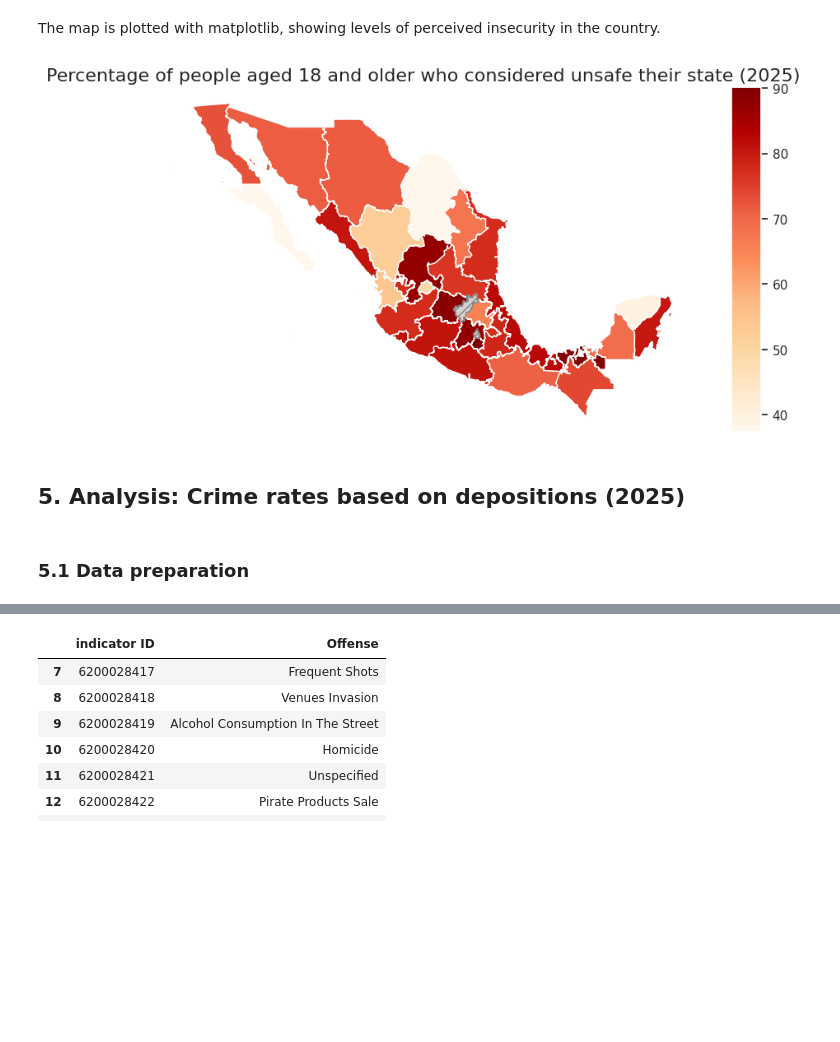
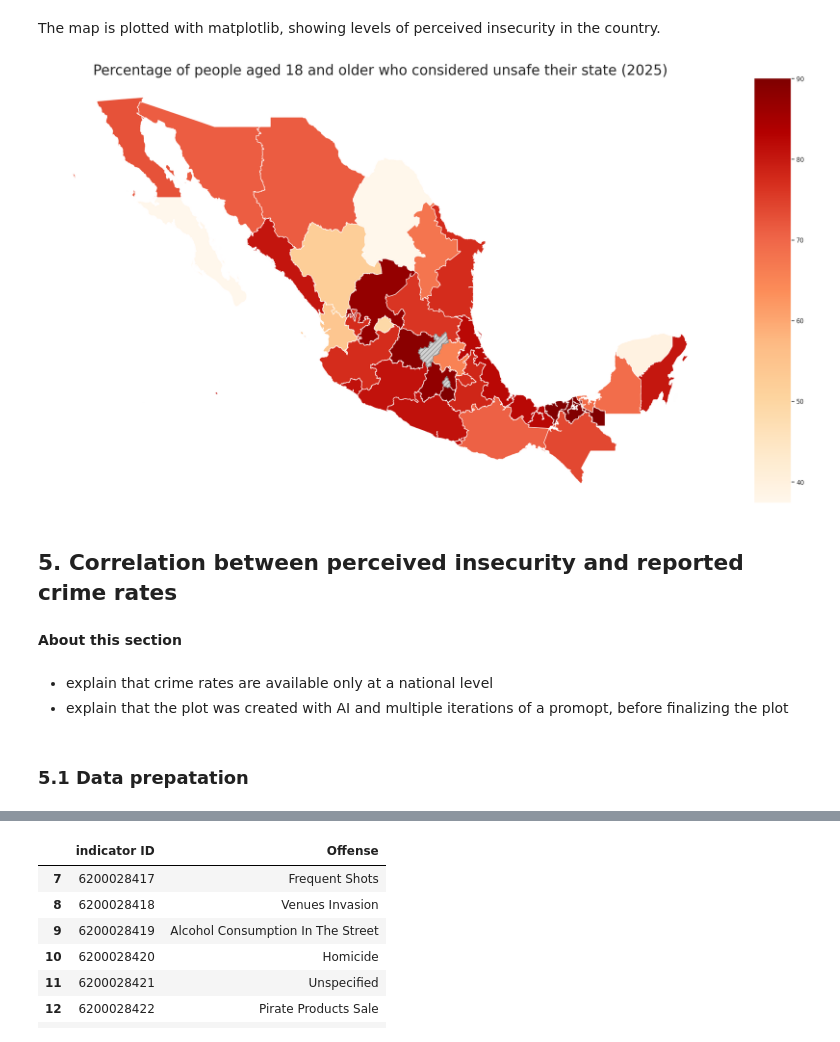
Before and after one commit to irenecelebrin/programming-for-data-analytics, a Jupyter notebook: project/project.ipynb, the cells around one changed output, grey strips where cells are left out. Drawn from its saved outputs; the diff is of its cells as text; code cells hidden in the pictures; blank space fills up the shorter version.

```diff
--- a/project/project.ipynb
+++ b/project/project.ipynb
@@ -475,22 +479,30 @@ sns.set_theme(rc={'figure.figsize':(7,10)},color_codes=True)
 # create subplots: https://matplotlib.org/stable/api/_as_gen/matplotlib.pyplot.subplots.html
 fig, axes = plt.subplots(1, 2, figsize=(12, 5), sharex=True)
 
-axes[0].plot(new_security_data.index, new_security_data['State, Men'], color = 'royalblue', label = 'Men', marker = '.')
+axes[0].plot(new_security_data.index, new_security_data['State, Men'], color = 'darkslateblue', label = 'Men', marker = '.')
 axes[0].plot(new_security_data.index, new_security_data['State, Women'], color = 'darkorange', label = 'Women', marker = '.')
 axes[0].set_title('About their state', wrap = True)
 axes[0].set_xlabel('Year')
 axes[0].set_ylabel('Percentage')
 axes[0].tick_params("x", rotation=45)
 axes[0].legend(loc='upper left')
+axes[0].grid(True, alpha=0.3)
 
-axes[1].plot(new_security_data.index, new_security_data['Municipality, Men'],color = 'royalblue', label = 'Men', marker = '.')
+axes[1].plot(new_security_data.index, new_security_data['Municipality, Men'],color = 'darkslateblue', label = 'Men', marker = '.')
 axes[1].plot(new_security_data.index, new_security_data['Municipality, Women'], color = 'darkorange', label = 'Women', marker = '.')
 axes[1].set_title('About their municipality', wrap = True)
 axes[1].set_xlabel('Year')
 axes[1].tick_params("x", rotation=45)
+axes[1].grid(True, alpha=0.3)
 
 # https://matplotlib.org/stable/api/_as_gen/matplotlib.pyplot.suptitle.html
 plt.suptitle('Perception of insecurity by people aged 18 years and over, by sex', size = 14)
 plt.tight_layout()
+
+# save plot
+plot_name = '3_insecurity_by_sex_and_local'
+plot_dir = './data/plots/'
+plt.savefig(plot_dir + plot_name + '.png')
+
 plt.show()
 # %% [output]
@@ -951,36 +977,44 @@ The map is plotted with matplotlib, showing levels of perceived insecurity in th
 # %%
 # plot map of Mexico
 
 # sources:
 # https://nbviewer.org/github/pysal/inequality/blob/main/docs/user-guide/measure/theil.ipynb
 # https://www.youtube.com/watch?v=aGPQXD-rLgw
 # legend: https://geopandas.org/en/stable/docs/user_guide/mapping.html#creating-a-legend
 # https://matplotlib.org/stable/api/_as_gen/matplotlib.axes.Axes.set_axis_off.html
 # https://share.google/aimode/U1k86IMoMlSjQWVUh
 
-
-fig, ax = plt.subplots(1, 1, figsize=(10, 10))
+fig, ax = plt.subplots(1, 1, figsize=(25, 18))
 divider = make_axes_locatable(ax)
 
 cax = divider.append_axes("right", size="5%", pad=0.1)
 map.plot(
     column='2025_insecurity_state',
     ax=ax,
     cax=cax,
     legend=True,
     #legend_kwds={"label": "Rate every 100,000 inhabitants", "orientation": "vertical"},
     cmap='OrRd',
     missing_kwds={"color": "lightgrey", "edgecolor": "Grey", "hatch": "///"}
 );
 ax.set_axis_off()
-ax.set_title('Percentage of people aged 18 and older who considered unsafe their state (2025)', size = 16)
+ax.set_title('Percentage of people aged 18 and older who considered unsafe their state (2025)', size = 25)
+
+# save plot
+map_plot_name = '4.4_perceived_insecurity_2025'
+plt.savefig(plot_dir + map_plot_name + '.png')
+
+# show plot
 plt.show()
-
-#plt.legend()
 # %% [output]
-[figure, old version]
+[figure, new version]
-# %% [markdown]
-## 5. Analysis: Crime rates based on depositions (2025)
+# %% [markdown]
+## 5. Correlation between perceived insecurity and reported crime rates
+# %% [markdown]
+**About this section**
+# %% [markdown]
+- explain that crime rates are available only at a national level
+- explain that the plot was created with AI and multiple iterations of a promopt, before finalizing the plot
 # %% [markdown]
-### 5.1 Data preparation
+### 5.1 Data prepatation
 # %%
```
Also changed, not shown: parts of 22 cells of this notebook.
